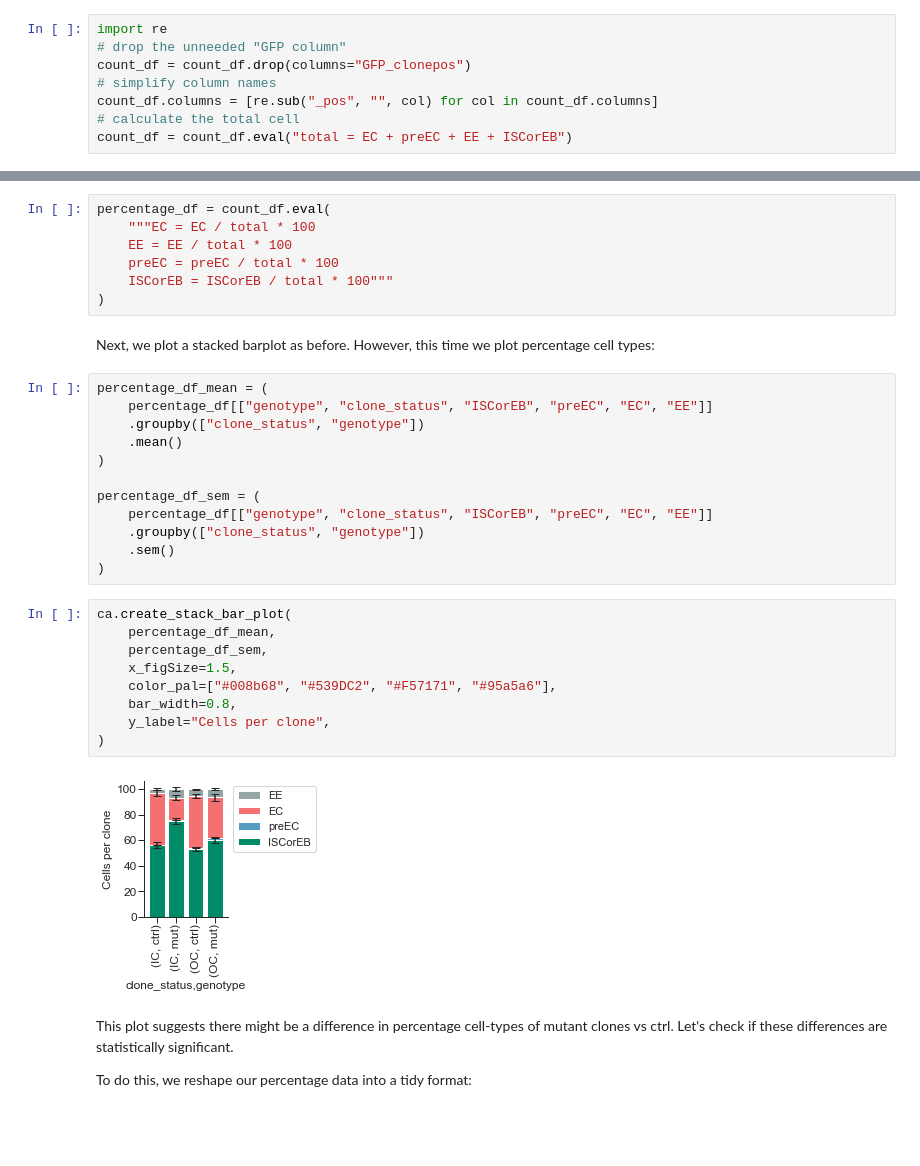
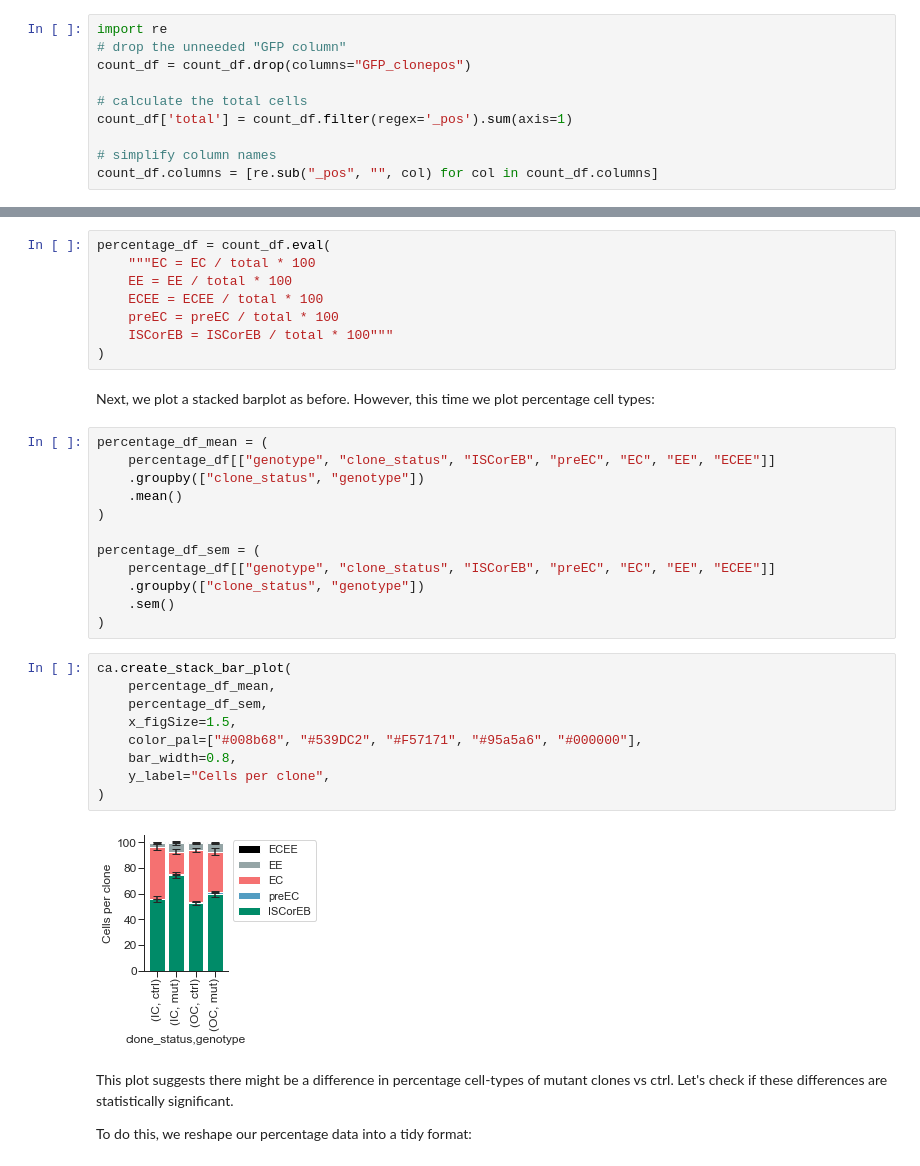
Before and after one commit to morriso1/clonedetective, a Jupyter notebook: 04_Tutorial_Downstream_Analysis_Python.ipynb, the cells around one changed output, grey strips where cells are left out. Cells and saved outputs as stored; diff of their text form; blank space fills up the shorter version.

```diff
--- a/04_Tutorial_Downstream_Analysis_Python.ipynb
+++ b/04_Tutorial_Downstream_Analysis_Python.ipynb
@@ -42,10 +42,12 @@ We can add a sum all cell types per clone to get an additional 'total' column:
 import re
 # drop the unneeded "GFP column"
 count_df = count_df.drop(columns="GFP_clonepos")
+
+# calculate the total cells
+count_df['total'] = count_df.filter(regex='_pos').sum(axis=1)
+
 # simplify column names
 count_df.columns = [re.sub("_pos", "", col) for col in count_df.columns]
-# calculate the total cell
-count_df = count_df.eval("total = EC + preEC + EE + ISCorEB")
 # %% [markdown]
 Since where "GFP_clone" == 0, we can add an additional column stating whether a "GFP_clone" is inside a clone (*IC*) or outside a clone (*OC*):
 # %%
@@ -109,6 +111,7 @@ First, since we already know that 'mutant' clones possess fewer cells than 'ctrl
 percentage_df = count_df.eval(
     """EC = EC / total * 100
     EE = EE / total * 100
+    ECEE = ECEE / total * 100
     preEC = preEC / total * 100
     ISCorEB = ISCorEB / total * 100"""
 )
@@ -116,27 +119,27 @@ percentage_df = count_df.eval(
 Next, we plot a stacked barplot as before. However, this time we plot percentage cell types:
 # %%
 percentage_df_mean = (
-    percentage_df[["genotype", "clone_status", "ISCorEB", "preEC", "EC", "EE"]]
+    percentage_df[["genotype", "clone_status", "ISCorEB", "preEC", "EC", "EE", "ECEE"]]
     .groupby(["clone_status", "genotype"])
     .mean()
 )
 
 percentage_df_sem = (
-    percentage_df[["genotype", "clone_status", "ISCorEB", "preEC", "EC", "EE"]]
+    percentage_df[["genotype", "clone_status", "ISCorEB", "preEC", "EC", "EE", "ECEE"]]
     .groupby(["clone_status", "genotype"])
     .sem()
 )
 # %%
 ca.create_stack_bar_plot(
     percentage_df_mean,
     percentage_df_sem,
     x_figSize=1.5,
-    color_pal=["#008b68", "#539DC2", "#F57171", "#95a5a6"],
+    color_pal=["#008b68", "#539DC2", "#F57171", "#95a5a6", "#000000"],
     bar_width=0.8,
     y_label="Cells per clone",
 )
 # %% [output]
-[figure, old version]
+[figure, new version]
 # %% [markdown]
 This plot suggests there might be a difference in percentage cell-types of mutant clones vs ctrl. Let's check if these differences are statistically significant.
 
```
Also changed, not shown: parts of 15 cells of this notebook, 2 other files.
